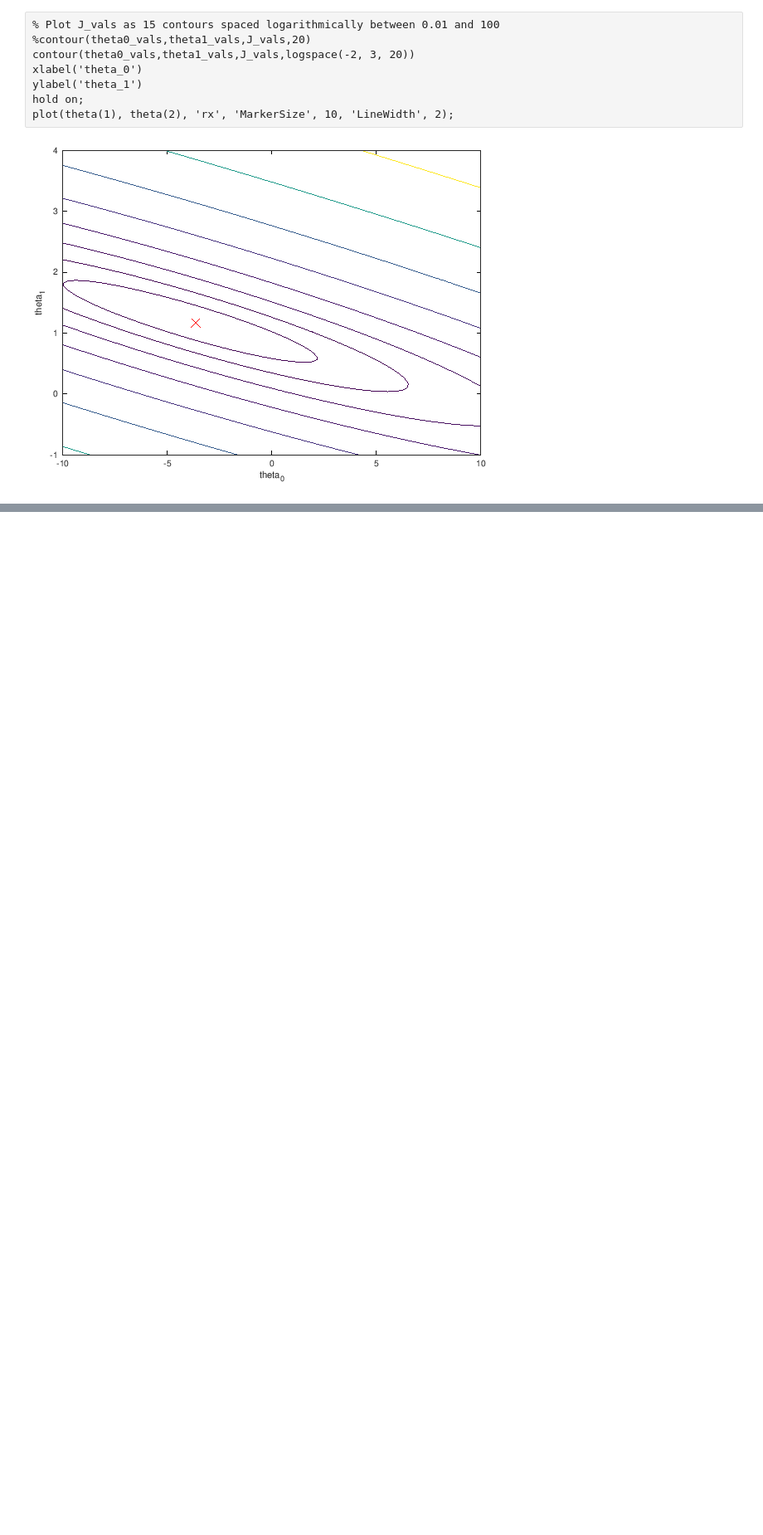
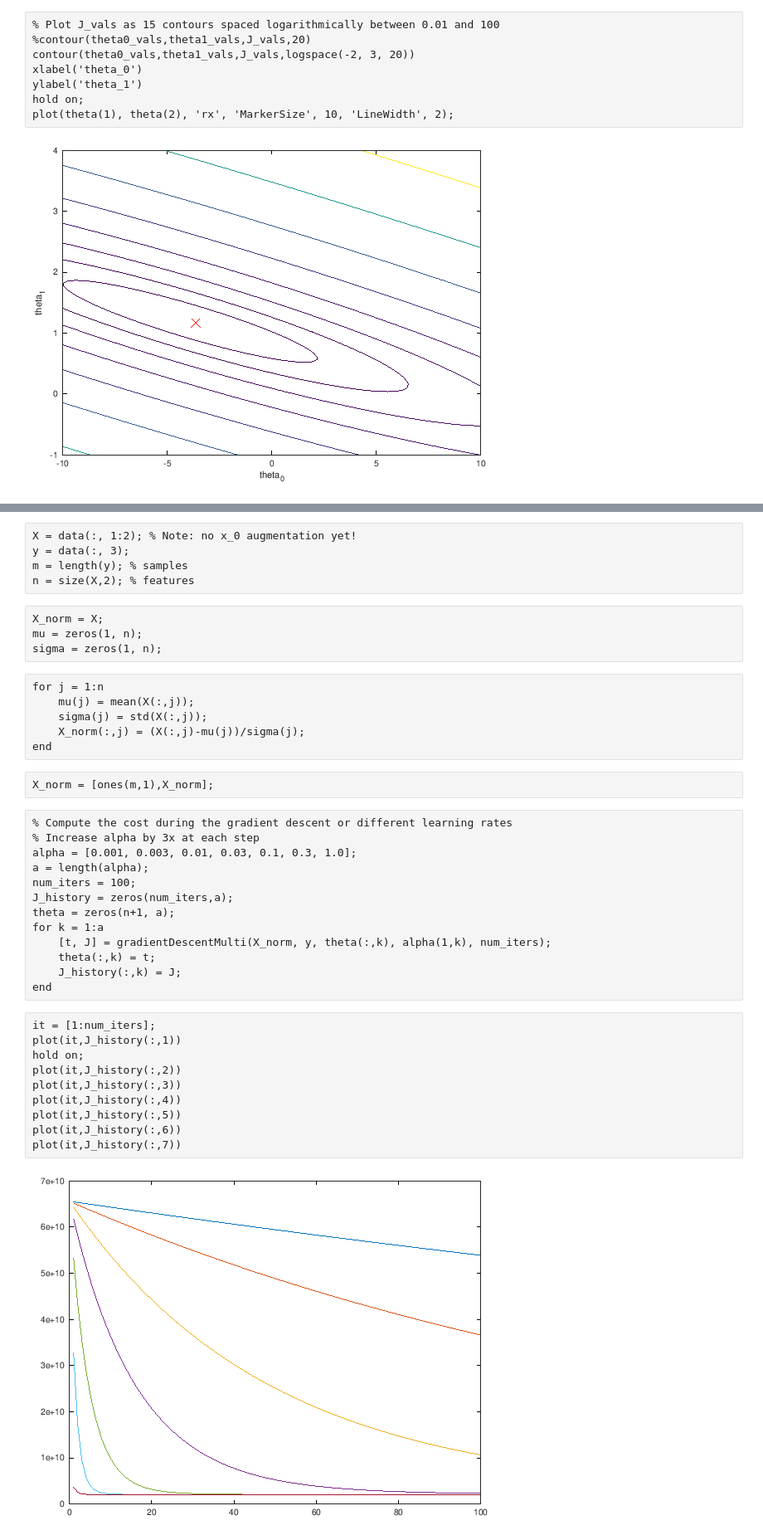
Before and after one commit to mxagar/machine_learning_coursera, a Jupyter notebook: exercises/ex1-ex8-octave/ex1/ML_Coursera_Ex_1_Linear_Regression.ipynb, the cells around one changed output, grey strips where cells are left out. Shown at 83% size. Cells and saved outputs as stored; diff of their text form; blank space fills up the shorter version.

```diff
--- a/exercises/ex1-ex8-octave/ex1/ML_Coursera_Ex_1_Linear_Regression.ipynb
+++ b/exercises/ex1-ex8-octave/ex1/ML_Coursera_Ex_1_Linear_Regression.ipynb
@@ -241,0 +361,42 @@ plot(theta(1), theta(2), 'rx', 'MarkerSize', 10, 'LineWidth', 2);
+# %%
+X = data(:, 1:2); % Note: no x_0 augmentation yet!
+y = data(:, 3);
+m = length(y); % samples
+n = size(X,2); % features
+# %%
+X_norm = X;
+mu = zeros(1, n);
+sigma = zeros(1, n);
+# %%
+for j = 1:n
+    mu(j) = mean(X(:,j));
+    sigma(j) = std(X(:,j));
+    X_norm(:,j) = (X(:,j)-mu(j))/sigma(j);
+end
+# %%
+X_norm = [ones(m,1),X_norm];
+# %%
+% Compute the cost during the gradient descent or different learning rates
+% Increase alpha by 3x at each step
+alpha = [0.001, 0.003, 0.01, 0.03, 0.1, 0.3, 1.0];
+a = length(alpha);
+num_iters = 100;
+J_history = zeros(num_iters,a);
+theta = zeros(n+1, a);
+for k = 1:a
+    [t, J] = gradientDescentMulti(X_norm, y, theta(:,k), alpha(1,k), num_iters);
+    theta(:,k) = t;
+    J_history(:,k) = J;
+end
+# %%
+it = [1:num_iters];
+plot(it,J_history(:,1))
+hold on;
+plot(it,J_history(:,2))
+plot(it,J_history(:,3))
+plot(it,J_history(:,4))
+plot(it,J_history(:,5))
+plot(it,J_history(:,6))
+plot(it,J_history(:,7))
+# %% [output]
+[figure, added]
```
Also changed, not shown: parts of 27 cells of this notebook, 5 other files.
